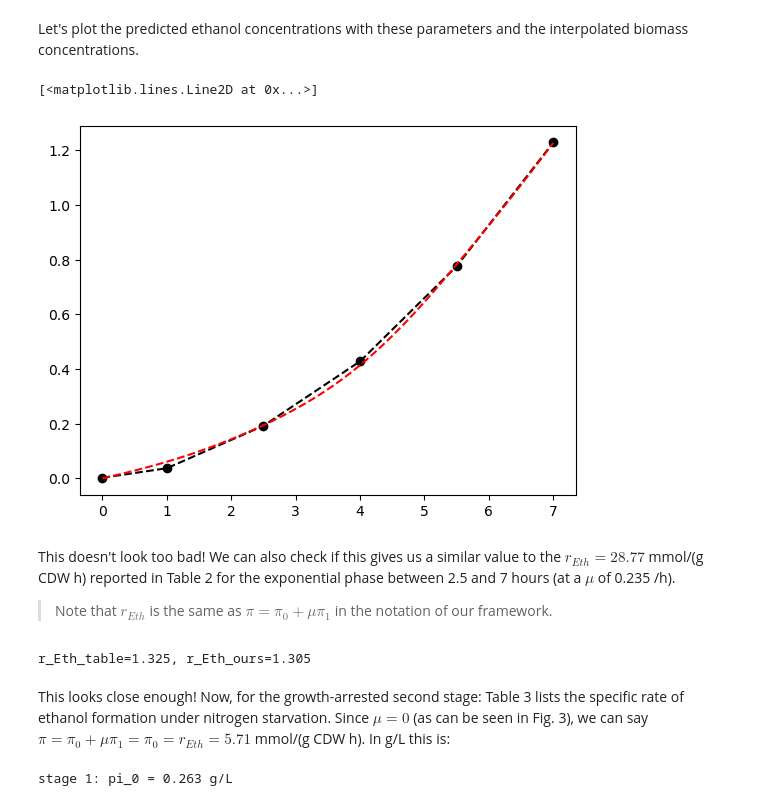
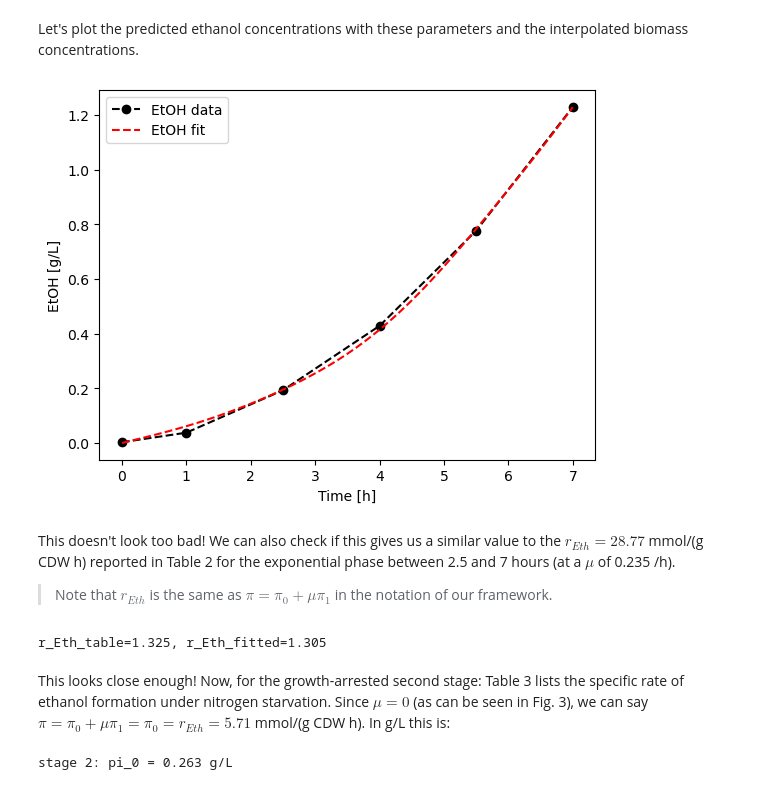
Before and after one commit to julibeg/FedBatchDesigner, a Jupyter notebook: case-studies/ethanol-atp-wasting/fit-parameters.ipynb, the cells around one changed output. Cells and saved outputs as stored; diff of their text form; code cells hidden in the pictures.

```diff
--- a/case-studies/ethanol-atp-wasting/fit-parameters.ipynb
+++ b/case-studies/ethanol-atp-wasting/fit-parameters.ipynb
@@ -124,20 +137,23 @@ stage 1: pi_0=0.454, pi_1=3.62
 Let's plot the predicted ethanol concentrations with these parameters and the interpolated biomass concentrations.
 # %%
 # check the fit of product concentration visually
-plt.plot(df.index, df["p"], "ko--")
-plt.plot(t_interp, predict_p(t_interp, *res.x), "r--")
+plt.plot(df.index, df["p"], "ko--", label="EtOH data")
+plt.plot(t_interp, predict_p(t_interp, *res.x), "r--", label="EtOH fit")
+plt.ylabel("EtOH [g/L]")
+plt.xlabel("Time [h]")
+plt.legend()
+plt.show()
 # %% [output]
-[<matplotlib.lines.Line2D at 0x...>]
-[figure, old version]
+[figure, new version]
 # %% [markdown]
 This doesn't look too bad! We can also check if this gives us a similar value to the $r_{Eth}= 28.77$ mmol/(g CDW h) reported in Table 2 for the exponential phase between 2.5 and 7 hours (at a $\mu$ of 0.235 /h).
 > Note that $r_{Eth}$ is the same as $\pi = \pi_0 + \mu \pi_1$ in the notation of our framework.
 # %%
 r_Eth_table = 28.8 / 1000 * 46
-r_Eth_ours = pi_0 + 0.235 * pi_1
-print(f"{r_Eth_table=:.3f}, {r_Eth_ours=:.3f}")
+r_Eth_fitted = pi_0 + 0.235 * pi_1
+print(f"{r_Eth_table=:.3f}, {r_Eth_fitted=:.3f}")
 # %% [output]
-r_Eth_table=1.325, r_Eth_ours=1.305
+r_Eth_table=1.325, r_Eth_fitted=1.305
 # %% [markdown]
 This looks close enough!
 Now, for the growth-arrested second stage:
@@ -145,6 +161,6 @@ Table 3 lists the specific rate of ethanol formation under nitrogen starvation.
 Since $\mu=0$ (as can be seen in Fig. 3), we can say $\pi = \pi_0 + \mu \pi_1 = \pi_0 = r_{Eth} = 5.71$ mmol/(g CDW h).
 In g/L this is:
 # %%
-print(f"stage 1: pi_0 = {5.71 / 1000 * 46:.3g} g/L")
+print(f"stage 2: pi_0 = {5.71 / 1000 * 46:.3g} g/L")
 # %% [output]
-stage 1: pi_0 = 0.263 g/L
+stage 2: pi_0 = 0.263 g/L
```
Also changed, not shown: parts of 6 cells of this notebook.
